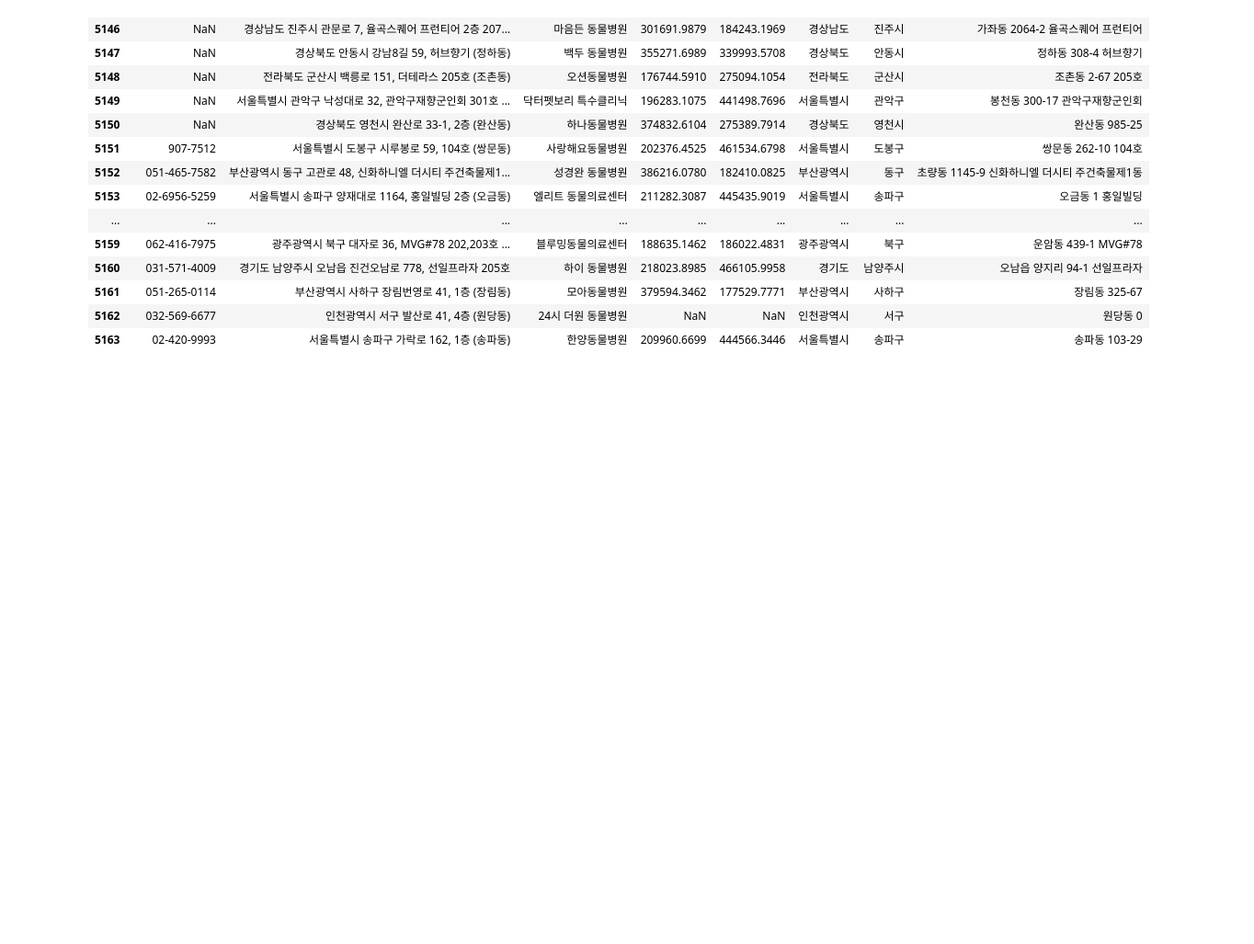
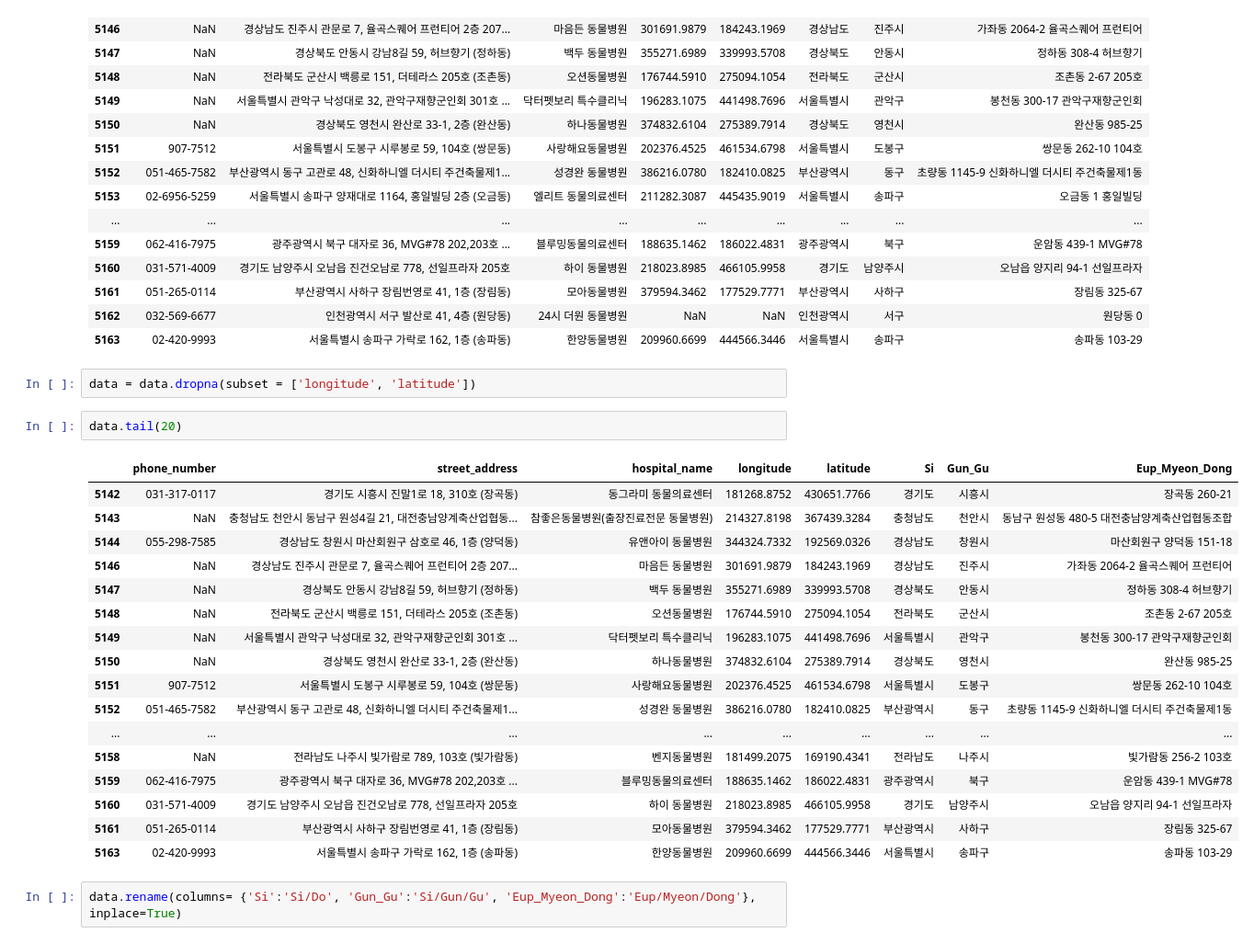
Before and after one commit to suho0815/bigdata_web_project01, a Jupyter notebook: pethospital/Python_데이터처리/01.ipynb, the cells around one changed output. Shown: that part at 92% size. Drawn from its saved outputs; the diff is of its cells as text; blank space fills up the shorter version.

```diff
--- a/pethospital/Python_데이터처리/01.ipynb
+++ b/pethospital/Python_데이터처리/01.ipynb
@@ -55,3 +55,27 @@ data.tail(20)
 | 5161 | 051-265-0114 | 부산광역시 사하구 장림번영로 41, 1층 (장림동) | 모아동물병원 | 379594.3462 | 177529.7771 | 부산광역시 | 사하구 | 장림동 325-67 |
 | 5162 | 032-569-6677 | 인천광역시 서구 발산로 41, 4층 (원당동) | 24시 더원 동물병원 | NaN | NaN | 인천광역시 | 서구 | 원당동 0 |
 | 5163 | 02-420-9993 | 서울특별시 송파구 가락로 162, 1층 (송파동) | 한양동물병원 | 209960.6699 | 444566.3446 | 서울특별시 | 송파구 | 송파동 103-29 |
+# %%
+data = data.dropna(subset = ['longitude', 'latitude'])
+# %%
+data.tail(20)
+# %% [output]
+|  | phone_number | street_address | hospital_name | longitude | latitude | Si | Gun_Gu | Eup_Myeon_Dong |
+| 5142 | 031-317-0117 | 경기도 시흥시 진말1로 18, 310호 (장곡동) | 동그라미 동물의료센터 | 181268.8752 | 430651.7766 | 경기도 | 시흥시 | 장곡동 260-21 |
+| 5143 | NaN | 충청남도 천안시 동남구 원성4길 21, 대전충남양계축산업협동... | 참좋은동물병원(출장진료전문 동물병원) | 214327.8198 | 367439.3284 | 충청남도 | 천안시 | 동남구 원성동 480-5 대전충남양계축산업협동조합 |
+| 5144 | 055-298-7585 | 경상남도 창원시 마산회원구 삼호로 46, 1층 (양덕동) | 유앤아이 동물병원 | 344324.7332 | 192569.0326 | 경상남도 | 창원시 | 마산회원구 양덕동 151-18 |
+| 5146 | NaN | 경상남도 진주시 관문로 7, 율곡스퀘어 프런티어 2층 207... | 마음든 동물병원 | 301691.9879 | 184243.1969 | 경상남도 | 진주시 | 가좌동 2064-2 율곡스퀘어 프런티어 |
+| 5147 | NaN | 경상북도 안동시 강남8길 59, 허브향기 (정하동) | 백두 동물병원 | 355271.6989 | 339993.5708 | 경상북도 | 안동시 | 정하동 308-4 허브향기 |
+| 5148 | NaN | 전라북도 군산시 백릉로 151, 더테라스 205호 (조촌동) | 오션동물병원 | 176744.5910 | 275094.1054 | 전라북도 | 군산시 | 조촌동 2-67 205호 |
+| 5149 | NaN | 서울특별시 관악구 낙성대로 32, 관악구재향군인회 301호 ... | 닥터펫보리 특수클리닉 | 196283.1075 | 441498.7696 | 서울특별시 | 관악구 | 봉천동 300-17 관악구재향군인회 |
+| 5150 | NaN | 경상북도 영천시 완산로 33-1, 2층 (완산동) | 하나동물병원 | 374832.6104 | 275389.7914 | 경상북도 | 영천시 | 완산동 985-25 |
+| 5151 | 907-7512 | 서울특별시 도봉구 시루봉로 59, 104호 (쌍문동) | 사랑해요동물병원 | 202376.4525 | 461534.6798 | 서울특별시 | 도봉구 | 쌍문동 262-10 104호 |
+| 5152 | 051-465-7582 | 부산광역시 동구 고관로 48, 신화하니엘 더시티 주건축물제1... | 성경완 동물병원 | 386216.0780 | 182410.0825 | 부산광역시 | 동구 | 초량동 1145-9 신화하니엘 더시티 주건축물제1동 |
+| ... | ... | ... | ... | ... | ... | ... | ... | ... |
+| 5158 | NaN | 전라남도 나주시 빛가람로 789, 103호 (빛가람동) | 벤지동물병원 | 181499.2075 | 169190.4341 | 전라남도 | 나주시 | 빛가람동 256-2 103호 |
+| 5159 | 062-416-7975 | 광주광역시 북구 대자로 36, MVG#78 202,203호 ... | 블루밍동물의료센터 | 188635.1462 | 186022.4831 | 광주광역시 | 북구 | 운암동 439-1 MVG#78 |
+| 5160 | 031-571-4009 | 경기도 남양주시 오남읍 진건오남로 778, 선일프라자 205호 | 하이 동물병원 | 218023.8985 | 466105.9958 | 경기도 | 남양주시 | 오남읍 양지리 94-1 선일프라자 |
+| 5161 | 051-265-0114 | 부산광역시 사하구 장림번영로 41, 1층 (장림동) | 모아동물병원 | 379594.3462 | 177529.7771 | 부산광역시 | 사하구 | 장림동 325-67 |
+| 5163 | 02-420-9993 | 서울특별시 송파구 가락로 162, 1층 (송파동) | 한양동물병원 | 209960.6699 | 444566.3446 | 서울특별시 | 송파구 | 송파동 103-29 |
+# %%
+data.rename(columns= {'Si':'Si/Do', 'Gun_Gu':'Si/Gun/Gu', 'Eup_Myeon_Dong':'Eup/Myeon/Dong'}, inplace=True)
```
Also changed, not shown: parts of 3 cells of this notebook.
